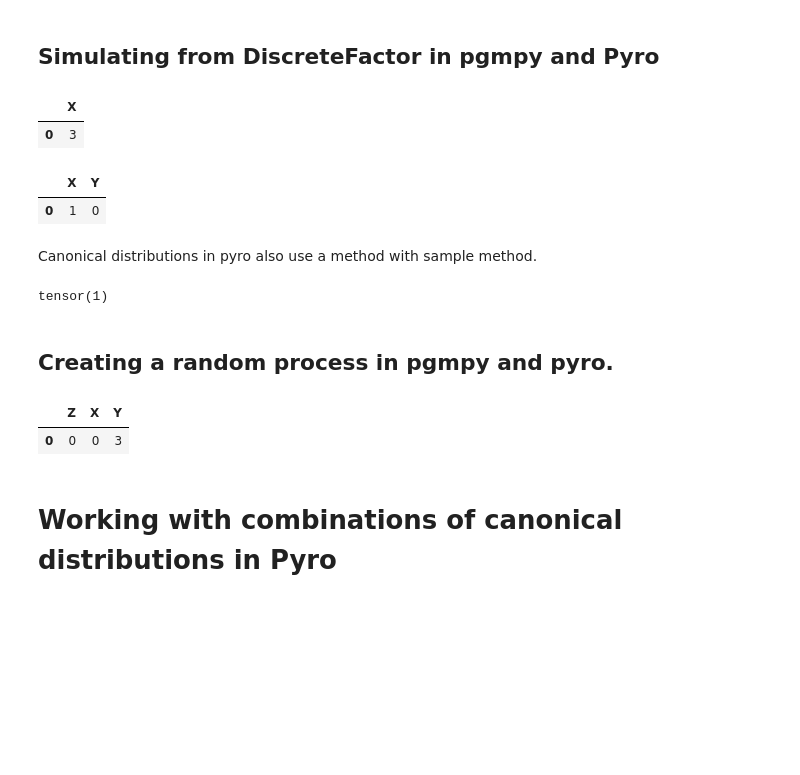
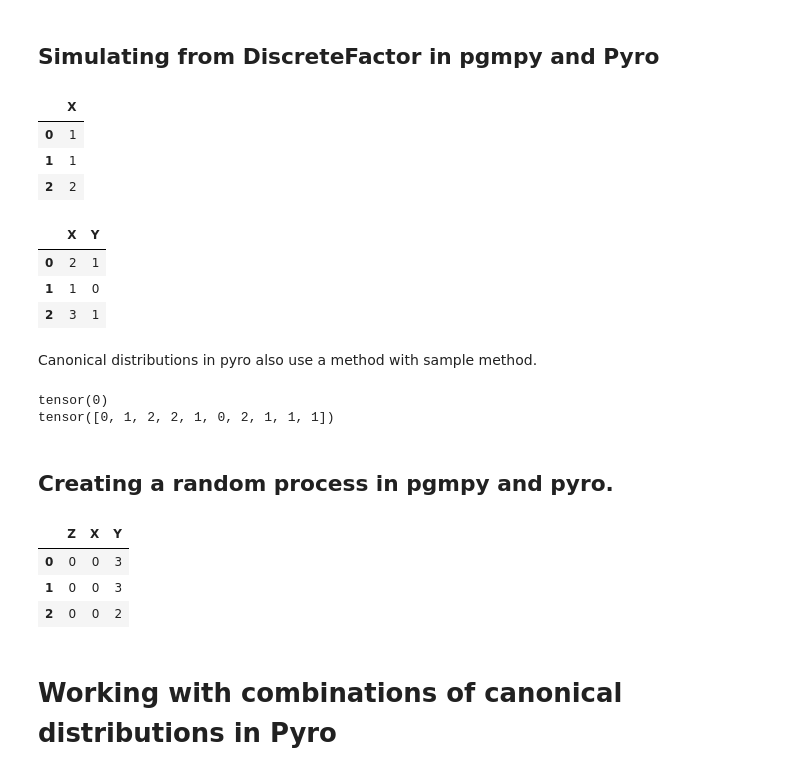
Before and after one commit to altdeep/causalML, a Jupyter notebook: book/chapter 2/Chapter_2_Primer_on_Probability_Modeling.ipynb, the cells around one changed output. Cells and saved outputs as stored; diff of their text form; code cells hidden in the pictures; blank space fills up the shorter version.

```diff
--- a/book/chapter 2/Chapter_2_Primer_on_Probability_Modeling.ipynb
+++ b/book/chapter 2/Chapter_2_Primer_on_Probability_Modeling.ipynb
@@ -214,33 +215,43 @@ dist = DiscreteFactor(
 )
 
 # n is the number of instances you wish to generate
-dist.sample(n=1)
+dist.sample(n=3)
 # %% [output]
 |  | X |
-| 0 | 3 |
+| 0 | 1 |
+| 1 | 1 |
+| 2 | 2 |
 # %%
 joint = DiscreteFactor(
     variables=['X', 'Y'],
     cardinality=[3, 2],
     values=[.25, .20, .20, .10, .15, .10],
     state_names= {
         'X': ['1', '2', '3'],
         'Y': ['0', '1']
     }
 )
 
-joint.sample(n=1)
+joint.sample(n=3)
 # %% [output]
 |  | X | Y |
-| 0 | 1 | 0 |
+| 0 | 2 | 1 |
+| 1 | 1 | 0 |
+| 2 | 3 | 1 |
 # %% [markdown]
 Canonical distributions in pyro also use a method with sample method.
 # %%
 import torch
 from pyro.distributions import Categorical
-Categorical(probs=torch.tensor([.45, .30, .25])).sample()
+# Generate 1 sample
+one_sample = Categorical(probs=torch.tensor([.45, .30, .25])).sample()
+print(one_sample)
+# Generate 10 samples
+samples = Categorical(probs=torch.tensor([.45, .30, .25])).sample(sample_shape=torch.Size([10]))
+print(samples)
 # %% [output]
-tensor(1)
+tensor(0)
+tensor([0, 1, 2, 2, 1, 0, 2, 1, 1, 1])
 # %% [markdown]
 ## Creating a random process in pgmpy and pyro.
 # %%
@@ -248,6 +259,7 @@ from pgmpy.factors.discrete.CPD import TabularCPD
 from pgmpy.models import BayesianNetwork
 from pgmpy.sampling import BayesianModelSampling
 
+# Values is the probability value assigned to each outcome. The
 PZ = TabularCPD(
     variable='Z',
     variable_card=2,
@@ -256,6 +268,7 @@ PZ = TabularCPD(
         'Z': ['0', '1']
     })
 
+# The probability values map to the outcomes specified in the state_names argument.
 PXgivenZ = TabularCPD(
     variable='X',
     variable_card=2,
@@ -285,14 +298,16 @@ PYgivenX = TabularCPD(
         'X': ['0', '1']
     })
 
-model = BayesianNetwork([('Z', 'X'), ('X', 'Y')])    #D
+model = BayesianNetwork([('Z', 'X'), ('X', 'Y')])
 model.add_cpds(PZ, PXgivenZ, PYgivenX)
 
-generator = BayesianModelSampling(model)    #F
-generator.forward_sample(size=1)
+generator = BayesianModelSampling(model)
+generator.forward_sample(size=3)
 # %% [output]
 |  | Z | X | Y |
 | 0 | 0 | 0 | 3 |
+| 1 | 0 | 0 | 3 |
+| 2 | 0 | 0 | 2 |
 # %% [markdown]
 # Working with combinations of canonical distributions in Pyro
 # %%
```
Also changed, not shown: parts of 13 cells of this notebook.
